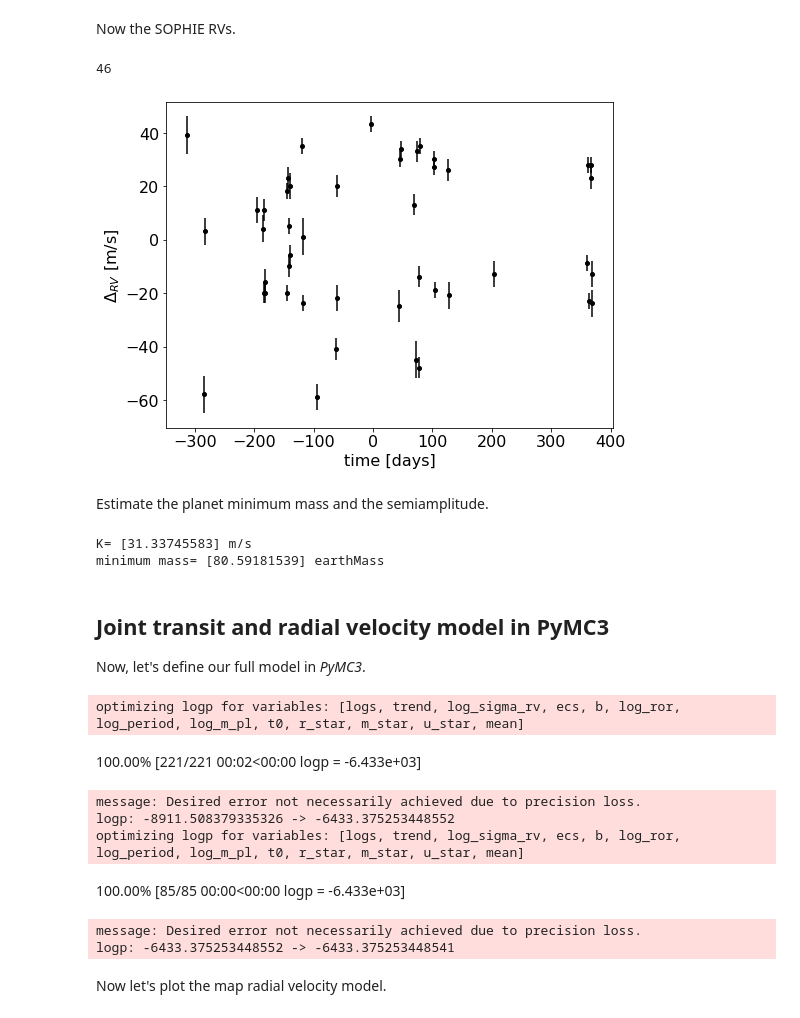
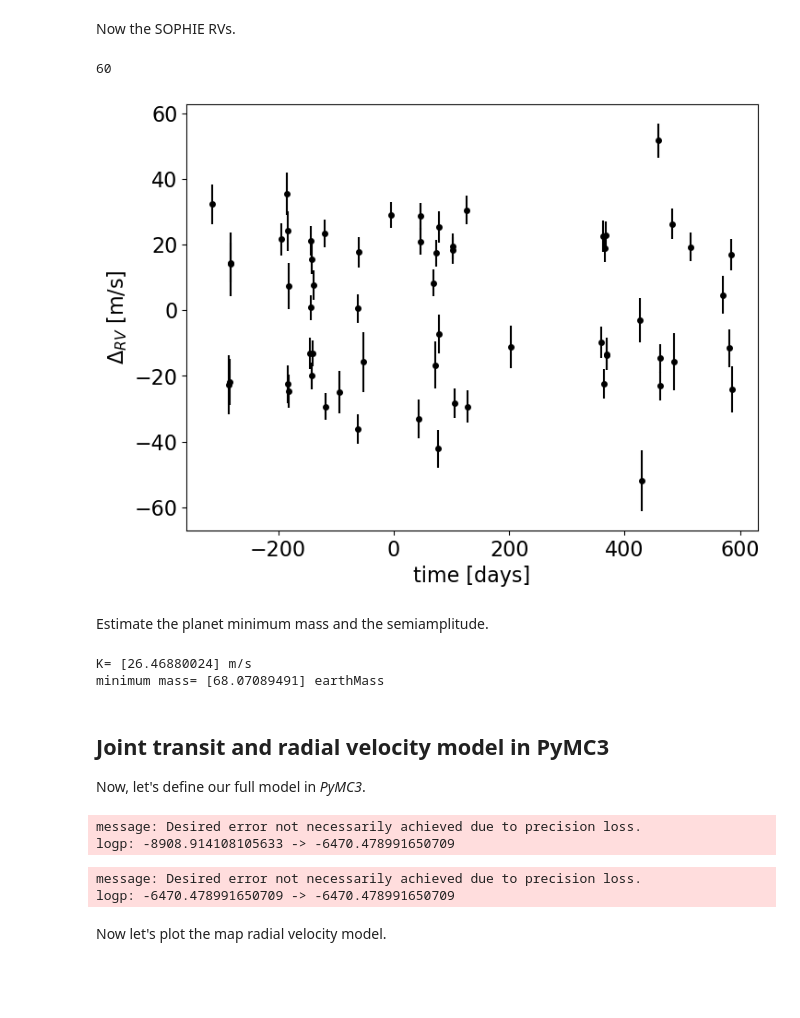
Before and after one commit to juanserrano90/toi1199-1273, a Jupyter notebook: joint_1273.ipynb, the cells around one changed output. Cells and saved outputs as stored; diff of their text form; code cells hidden in the pictures; blank space fills up the shorter version.

```diff
--- a/joint_1273.ipynb
+++ b/joint_1273.ipynb
@@ -282,20 +279,23 @@ plt.ylabel("relative flux [ppt]");
 # %% [markdown]
 Now the SOPHIE RVs.
-# %%
-data = pd.read_table('1273_preliminary_rv_sophie.dat', sep='\s+')
-data.rename(columns={'rv(km/s)': 'rv', 'sigRV(km/s)':'err'}, inplace=True)
-
-x_rv = np.array(data.bjd-2457000)-ref_time
-y_rv = np.array((data.rv-data.rv.mean())*1000)
-yerr_rv = np.array(data.err*1000)
-
-plt.errorbar(x_rv, y_rv, yerr=yerr_rv, fmt=".k", markersize=8)
-plt.xlabel("time [days]")
-print(len(x_rv))
-_ = plt.ylabel("$\Delta_{RV}$ [m/s]")
-# %% [output]
-46
-[figure, removed]
+# %%
+data = pd.read_table('1273_final_rvs.dat', sep='\s+')
+#data_preliminar = pd.read_table('1273_preliminary_rv_sophie.dat', sep='\s+')
+data.rename(columns={'rv(km/s)': 'rv', 'sigRV(km/s)':'err'}, inplace=True)
+
+x_rv = np.array(data.bjd+2400000-2457000)-ref_time
+#x_rv_preliminar = np.array(data_preliminar.bjd-2457000)-ref_time
+
+y_rv = np.array((data.rv-data.rv.mean())*1000)
+yerr_rv = np.array(data.err*1000)
+
+plt.errorbar(x_rv, y_rv, yerr=yerr_rv, fmt=".k", markersize=8)
+plt.xlabel("time [days]")
+print(len(x_rv))
+_ = plt.ylabel("$\Delta_{RV}$ [m/s]")
+# %% [output]
+60
+[figure, added]
 # %% [markdown]
 Estimate the planet minimum mass and the semiamplitude.
 # %%
@@ -313,8 +313,8 @@ msini = xo.estimate_minimum_mass(bls_period, x_rv, y_rv, yerr_rv, t0s=bls_t0, m_
 msini = msini.to(u.M_earth)
 print('minimum mass=', msini)
 # %% [output]
-K= [31.33745583] m/s
-minimum mass= [80.59181539] earthMass
+K= [26.46880024] m/s
+minimum mass= [68.07089491] earthMass
 # %% [markdown]
 ## Joint transit and radial velocity model in PyMC3
 
@@ -435,14 +435,10 @@ def build_model(mask=None, start=None):
 
 model0, map_soln0, extras0 = build_model()
 # %% [output]
-optimizing logp for variables: [logs, trend, log_sigma_rv, ecs, b, log_ror, log_period, log_m_pl, t0, r_star, m_star, u_star, mean]
+message: Desired error not necessarily achieved due to precision loss.
+logp: -8908.914108105633 -> -6470.478991650709
-100.00% [221/221 00:02<00:00 logp = -6.433e+03]
 message: Desired error not necessarily achieved due to precision loss.
-logp: -8911.508379335326 -> -6433.375253448552
-optimizing logp for variables: [logs, trend, log_sigma_rv, ecs, b, log_ror, log_period, log_m_pl, t0, r_star, m_star, u_star, mean]
+logp: -6470.478991650709 -> -6470.478991650709
-100.00% [85/85 00:00<00:00 logp = -6.433e+03]
-message: Desired error not necessarily achieved due to precision loss.
-logp: -6433.375253448552 -> -6433.375253448541
 # %% [markdown]
 Now let's plot the map radial velocity model.
 # %%
```
Also changed, not shown: parts of 15 cells of this notebook, 4 other files.
